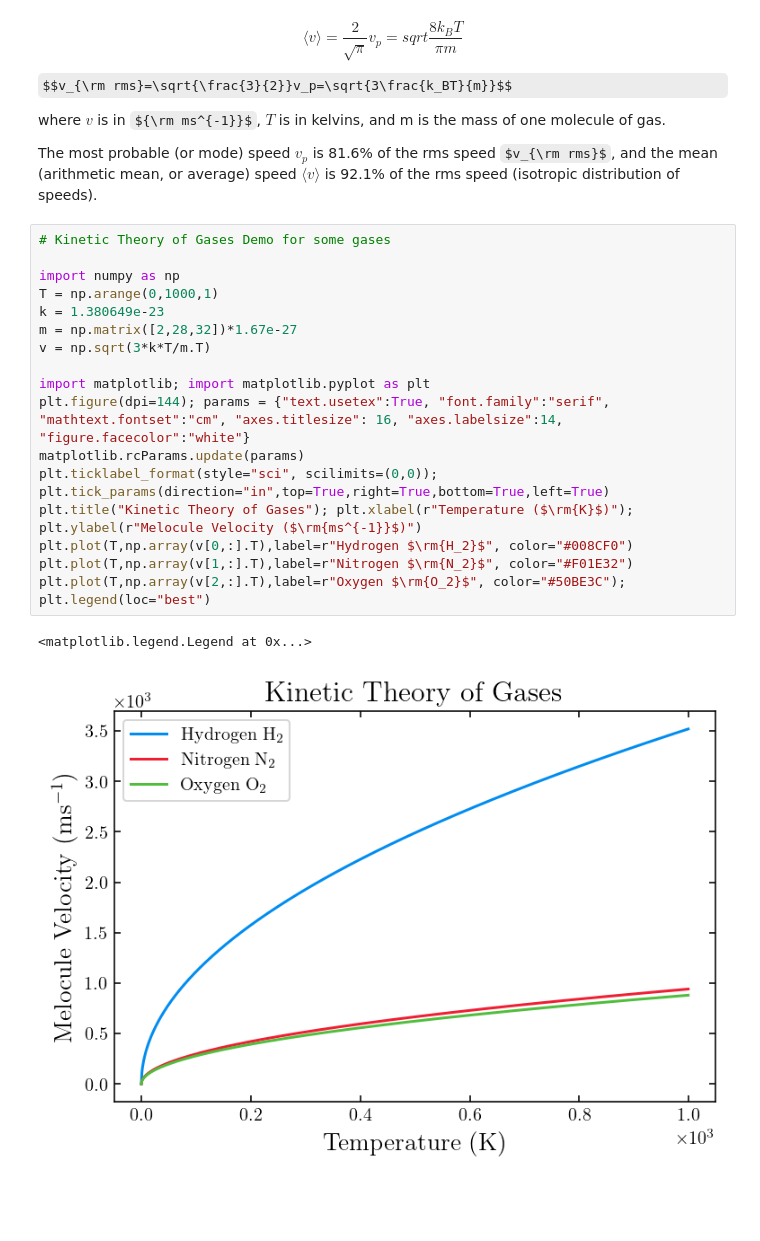
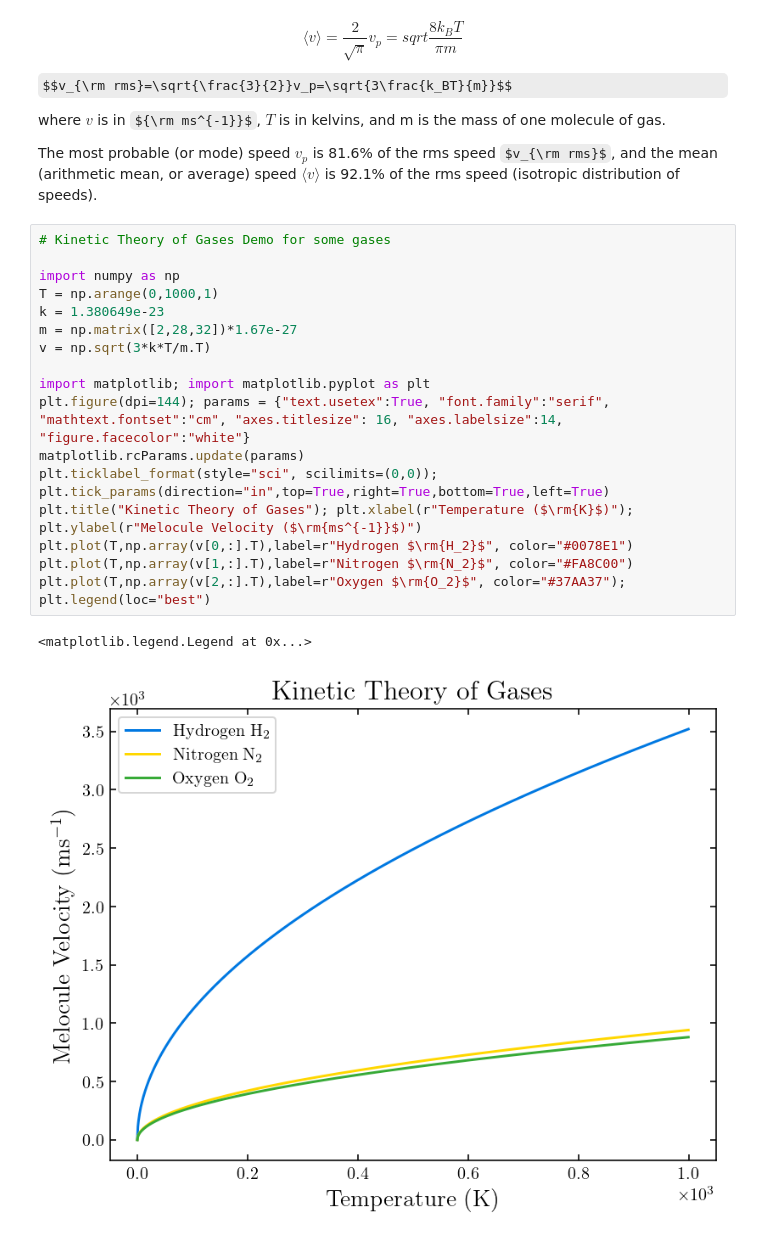
Before and after one commit to Photonico/Computational_Physics_Topics, a Jupyter notebook: Statistical Mechanics/Kinetic Theory of Gases.ipynb, the cells around one changed output. Cells and saved outputs as stored; diff of their text form; some formulas as TeX source; blank space fills up the shorter version.

```diff
--- a/Statistical Mechanics/Kinetic Theory of Gases.ipynb
+++ b/Statistical Mechanics/Kinetic Theory of Gases.ipynb
@@ -113,20 +113,20 @@ The most probable (or mode) speed $v_p$ is 81.6% of the rms speed $v_{\rm rms}$,
 # %%
 # Kinetic Theory of Gases Demo for some gases
 
 import numpy as np
 T = np.arange(0,1000,1)
 k = 1.380649e-23
 m = np.matrix([2,28,32])*1.67e-27
 v = np.sqrt(3*k*T/m.T)
 
 import matplotlib; import matplotlib.pyplot as plt
 plt.figure(dpi=144); params = {"text.usetex":True, "font.family":"serif", "mathtext.fontset":"cm", "axes.titlesize": 16, "axes.labelsize":14, "figure.facecolor":"white"}
 matplotlib.rcParams.update(params)
 plt.ticklabel_format(style="sci", scilimits=(0,0)); plt.tick_params(direction="in",top=True,right=True,bottom=True,left=True)
 plt.title("Kinetic Theory of Gases"); plt.xlabel(r"Temperature ($\rm{K}$)"); plt.ylabel(r"Melocule Velocity ($\rm{ms^{-1}}$)")
-plt.plot(T,np.array(v[0,:].T),label=r"Hydrogen $\rm{H_2}$", color="#008CF0")
-plt.plot(T,np.array(v[1,:].T),label=r"Nitrogen $\rm{N_2}$", color="#F01E32")
-plt.plot(T,np.array(v[2,:].T),label=r"Oxygen $\rm{O_2}$", color="#50BE3C"); plt.legend(loc="best")
+plt.plot(T,np.array(v[0,:].T),label=r"Hydrogen $\rm{H_2}$", color="#0078E1")
+plt.plot(T,np.array(v[1,:].T),label=r"Nitrogen $\rm{N_2}$", color="#FA8C00")
+plt.plot(T,np.array(v[2,:].T),label=r"Oxygen $\rm{O_2}$", color="#37AA37"); plt.legend(loc="best")
 # %% [output]
 <matplotlib.legend.Legend at 0x...>
-[figure, old version]
+[figure, new version]
```
